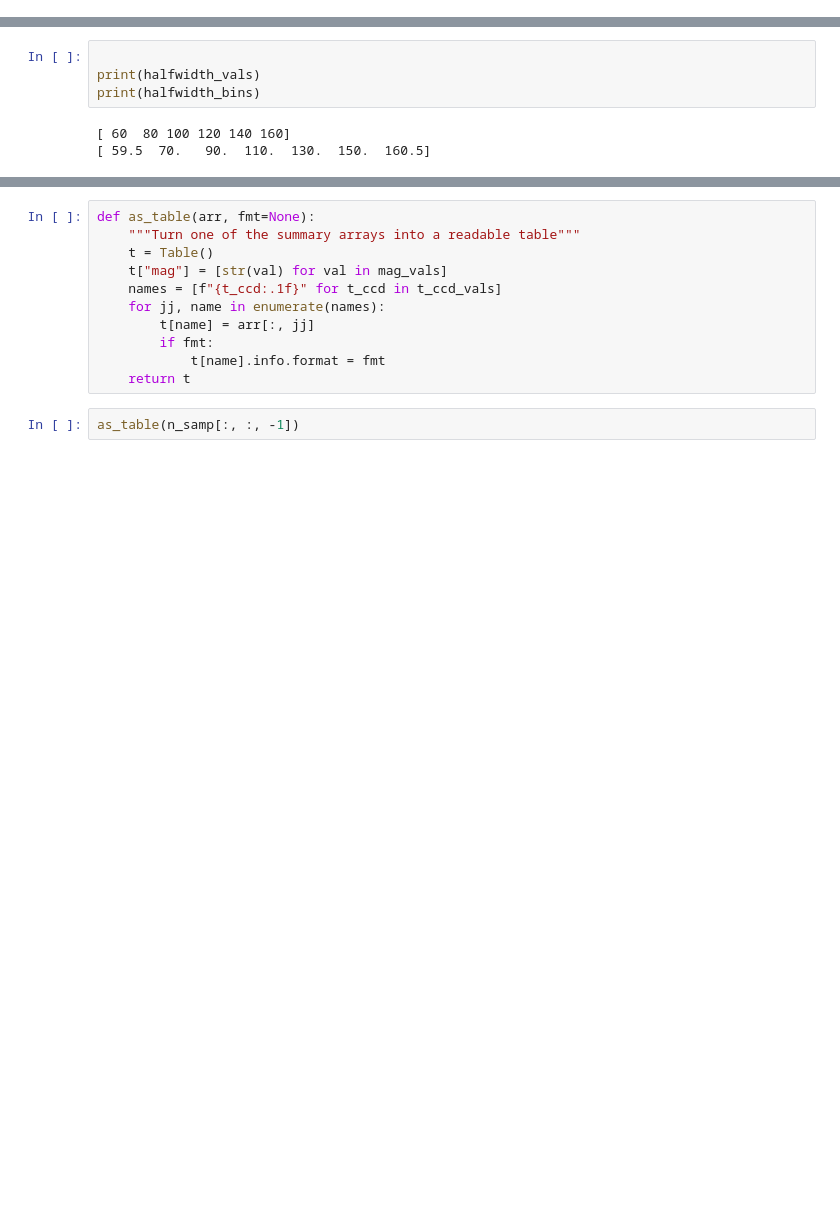
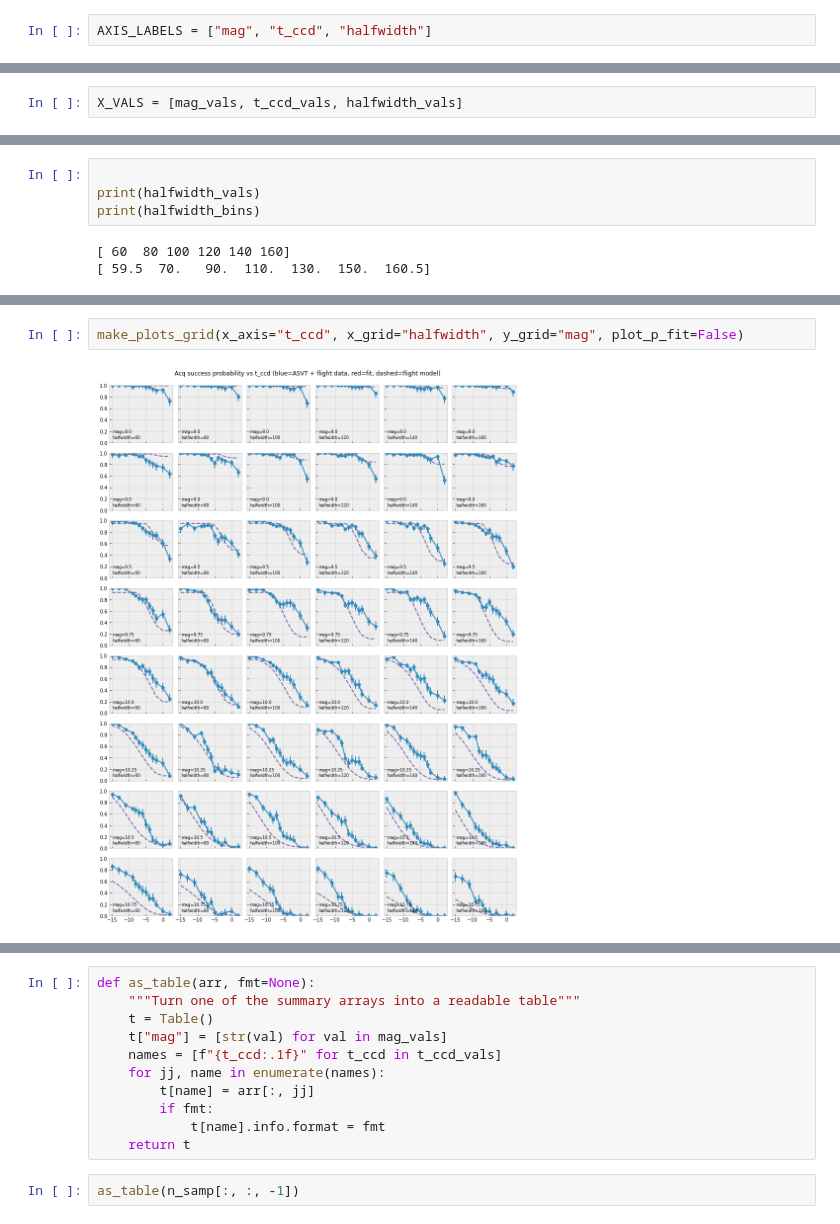
Before and after one commit to sot/aca_stats, a Jupyter notebook: fit_acq_model-2023-02-local-quadratic.ipynb, the cells around one changed output, grey strips where cells are left out. Cells and saved outputs as stored; diff of their text form; blank space fills up the shorter version.

```diff
--- a/fit_acq_model-2023-02-local-quadratic.ipynb
+++ b/fit_acq_model-2023-02-local-quadratic.ipynb
@@ -32,6 +54,8 @@ from utils_stats import flatten_pea_test_data, read_twiki_csv, get_acq_stats_dat
 %matplotlib inline
 # %%
 SKA = Path(os.environ["SKA"])
+# %%
+AXIS_LABELS = ["mag", "t_ccd", "halfwidth"]
 # %%
 # Read the 2022:236 data from the TWiki
 
@@ -157,3 +181,5 @@ def get_vals_and_bins(vals):
 t_ccd_vals, t_ccd_bins = get_vals_and_bins(asvt["t_ccd"])
 mag_vals, mag_bins = get_vals_and_bins(asvt["mag_aca"])
 halfwidth_vals, halfwidth_bins = get_vals_and_bins(asvt["halfwidth"])
+# %%
+X_VALS = [mag_vals, t_ccd_vals, halfwidth_vals]
@@ -180,3 +348,7 @@ print(halfwidth_bins)
+# %%
+make_plots_grid(x_axis="t_ccd", x_grid="halfwidth", y_grid="mag", plot_p_fit=False)
+# %% [output]
+[figure, added]
 # %%
 x = flt_asvt['t_ccd'] + np.random.uniform(-0.1, 0.1, len(flt_asvt))
 y = flt_asvt['mag_aca'] + np.random.uniform(-0.05, 0.05, len(flt_asvt))
```
Also changed, not shown: parts of 22 cells of this notebook.
